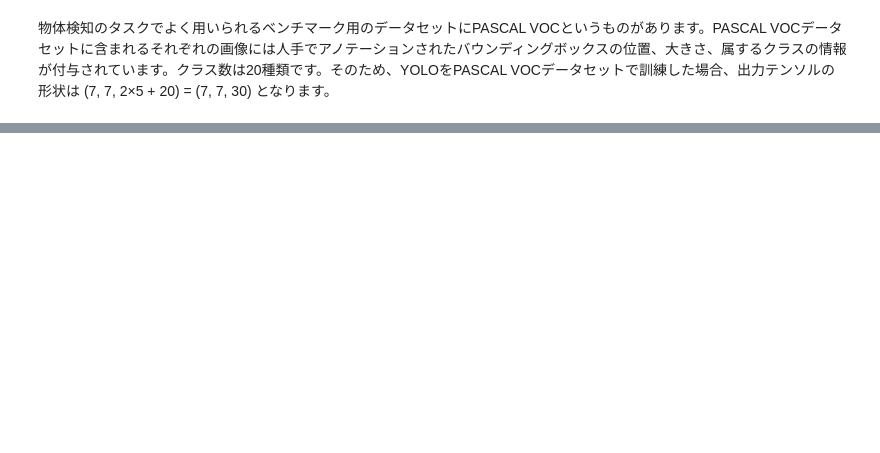
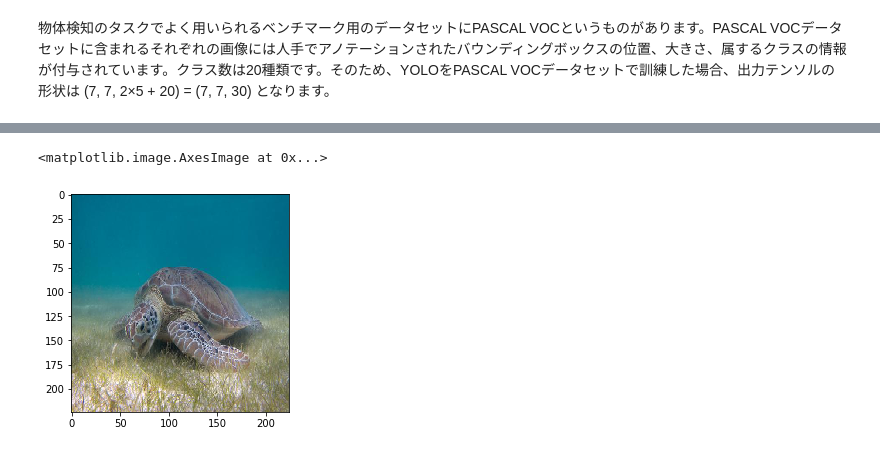
Before and after one commit to kmotohas/shuwa-book-dl4prac-examples, a Jupyter notebook: notebooks/chap02.ipynb, the cells around one changed output, grey strips where cells are left out. Drawn from its saved outputs; the diff is of its cells as text; code cells hidden in the pictures; blank space fills up the shorter version.

```diff
--- a/notebooks/chap02.ipynb
+++ b/notebooks/chap02.ipynb
@@ -532,0 +549,14 @@ VoTT意外にも個人や企業等によりさまざまな支援ツールが開
+# %%
+from tensorflow.keras.preprocessing.image import load_img
+from tensorflow.keras.preprocessing.image import img_to_array
+import matplotlib.pyplot as plt
+
+image_url = 'https://storage.googleapis.com/download.tensorflow.org/example_images/Green_Sea_Turtle_grazing_seagrass.jpg'
+image_path = keras.utils.get_file('turtle.jpg', image_url)
+image = load_img(image_path, target_size=(224, 224))
+image_numpy = img_to_array(image).astype(np.uint8)
+
+plt.imshow(image_numpy)
+# %% [output]
+<matplotlib.image.AxesImage at 0x...>
+[figure, added]
```
Also changed, not shown: parts of 33 cells of this notebook.
